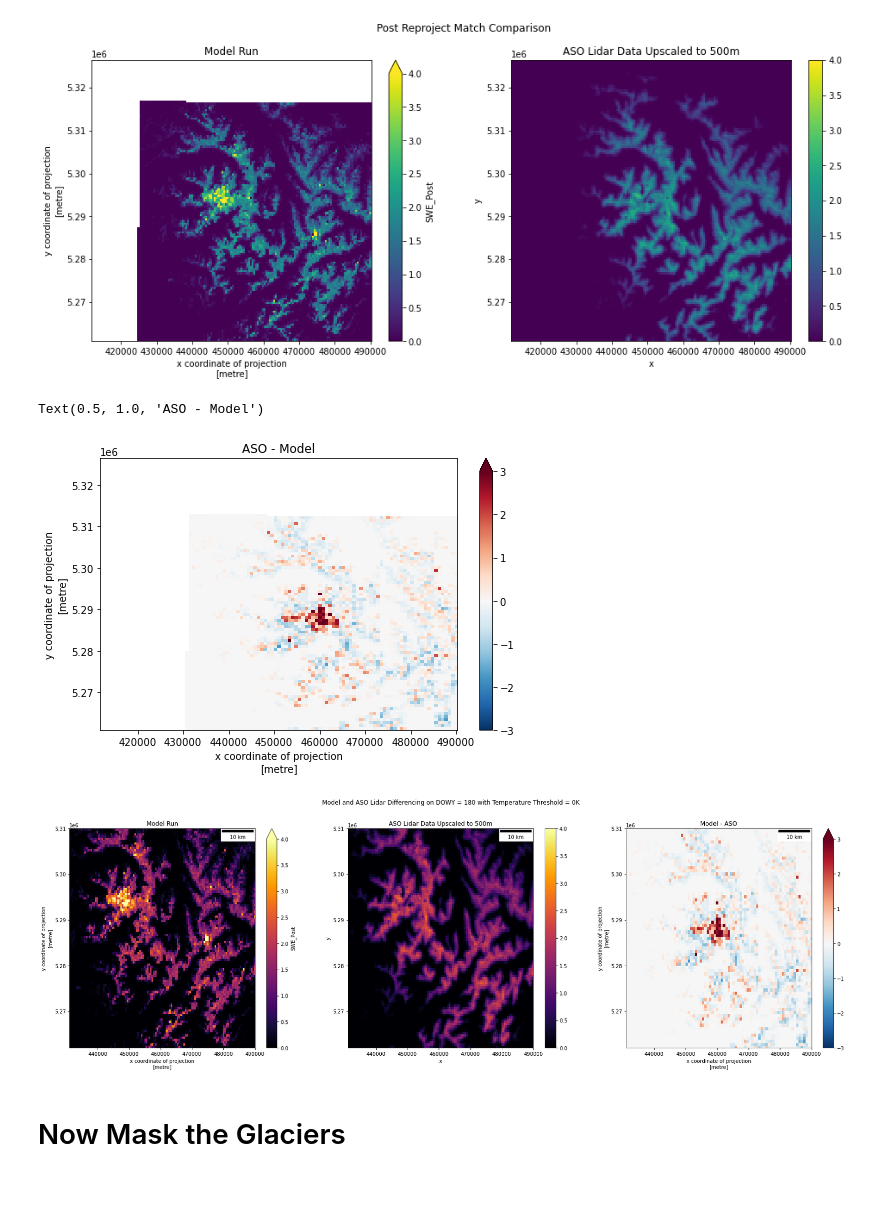
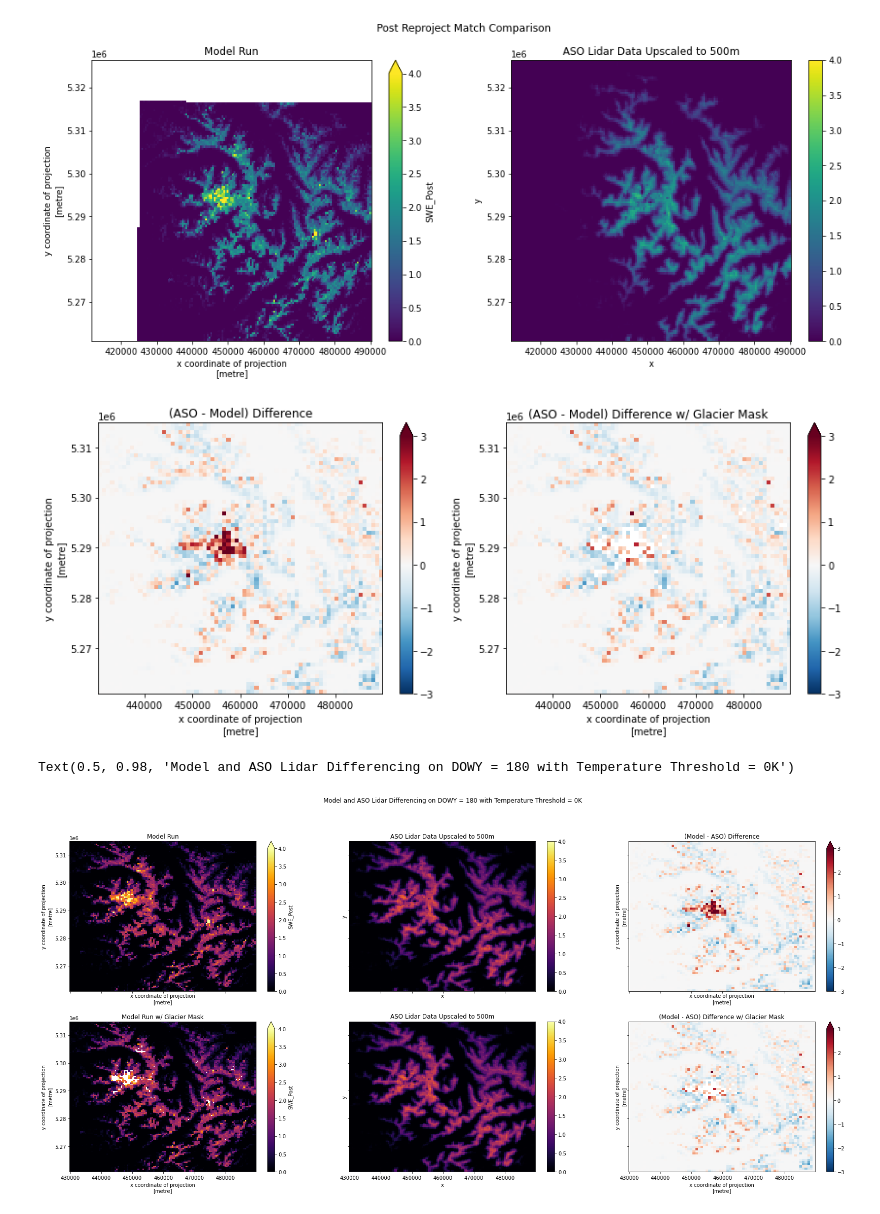
Before and after one commit to bessoh2/SnowHydro, a Jupyter notebook: masking_glaciers_comparison_and_difference.ipynb, the cells around one changed output. Cells and saved outputs as stored; diff of their text form; code cells hidden in the pictures; blank space fills up the shorter version.

Commit message:
fix issue with glacier masking alignment

```diff
--- a/masking_glaciers_comparison_and_difference.ipynb
+++ b/masking_glaciers_comparison_and_difference.ipynb
@@ -55,8 +58,13 @@ f.suptitle('Pre Reproject Match Comparison')
 # %% [output]
 Text(0.5, 0.98, 'Pre Reproject Match Comparison')
 [figure]
+# %%
+# mask out glaciers
+glaciers_gdf = gpd.read_file('data/Glacier_shapefiles/glims_polygons.shp')
+model_clipped = model_ds.rio.clip(glaciers_gdf.geometry.apply(mapping), glaciers_gdf.crs, drop=False,invert=True) # set invert True when looking at NON-glaciers
 # %%
 # reprojecting
+model_reproject_glacma = model_clipped.rio.reproject_match(ASO_500m_ds)
 model_reproject = model_ds.rio.reproject_match(ASO_500m_ds)
 # %%
 # post projection comparison
@@ -75,26 +80,41 @@ difference = model_reproject - ASO_500m_ds
+# %%
+# difference
+model_reproject = model_reproject.sel(x=slice(4.3e5,4.9e5),y=slice(5.315e6,5.26e6))
+model_reproject_glacma = model_reproject_glacma.sel(x=slice(4.3e5,4.9e5),y=slice(5.315e6,5.26e6))
+ASO_500m_ds = ASO_500m_ds.sel(x=slice(4.3e5,4.9e5),y=slice(5.315e6,5.26e6))
+difference =  model_reproject - ASO_500m_ds
+difference_glacma =  model_reproject_glacma - ASO_500m_ds
 # %%
 # show difference
-f, ax = plt.subplots(figsize=(8,5))
-difference.squeeze().plot.imshow(ax=ax,vmin=-3,vmax=3,cmap='RdBu_r')
-ax.set_title('ASO - Model')
+f, ax = plt.subplots(1,2,figsize=(12,5))
+difference.squeeze().plot.imshow(ax=ax[0],vmin=-3,vmax=3,cmap='RdBu_r',interpolation='none')
+difference_glacma.squeeze().plot.imshow(ax=ax[1],vmin=-3,vmax=3,cmap='RdBu_r',interpolation='none')
+ax[0].set_title('(ASO - Model) Difference')
+ax[1].set_title('(ASO - Model) Difference w/ Glacier Mask')
+plt.tight_layout()
 # %% [output]
-Text(0.5, 1.0, 'ASO - Model')
-[figure, old version]
+[figure, new version]
 # %%
 # plot differencing
-f, ax = plt.subplots(1,3,figsize=(28,8))
-model_reproject.plot(ax=ax[0],vmin=0,vmax=4,cmap='inferno')
-ax[0].set_title('Model Run')
-ASO_500m_ds.plot(ax=ax[1],vmin=0,vmax=4,cmap='inferno')
-ax[1].set_title('ASO Lidar Data Upscaled to 500m')
-difference.squeeze().plot.imshow(ax=ax[2],vmin=-3,vmax=3,cmap='RdBu_r')
-ax[2].set_title('Model - ASO')
+f, ax = plt.subplots(2,3,figsize=(28,12),sharex=True,sharey=True)
+model_reproject.plot(ax=ax[0,0],vmin=0,vmax=4,cmap='inferno')
+ax[0,0].set_title('Model Run')
+ASO_500m_ds.plot(ax=ax[0,1],vmin=0,vmax=4,cmap='inferno')
+ax[0,1].set_title('ASO Lidar Data Upscaled to 500m')
+difference.squeeze().plot.imshow(ax=ax[0,2],vmin=-3,vmax=3,cmap='RdBu_r')
+ax[0,2].set_title('(Model - ASO) Difference')
+
+model_reproject_glacma.plot(ax=ax[1,0],vmin=0,vmax=4,cmap='inferno')
+ax[1,0].set_title('Model Run w/ Glacier Mask')
+ASO_500m_ds.plot(ax=ax[1,1],vmin=0,vmax=4,cmap='inferno')
+ax[1,1].set_title('ASO Lidar Data Upscaled to 500m')
+difference_glacma.squeeze().plot.imshow(ax=ax[1,2],vmin=-3,vmax=3,cmap='RdBu_r')
+ax[1,2].set_title('(Model - ASO) Difference w/ Glacier Mask')
 f.suptitle(f'Model and ASO Lidar Differencing on DOWY = {day_num} with Temperature Threshold = {threshold}K')
-for i in range(len(ax)):
-    ax[i].set_xlim([431000, 490000])
-    ax[i].set_ylim([5.262e6, 5.31e6])
-    ax[i].add_artist(ScaleBar(1.0))
+#for i in range(len(ax)):
+#    ax[i].set_xlim([431000, 490000])
+#    ax[i].set_ylim([5.262e6, 5.31e6])
+#    ax[i].add_artist(ScaleBar(1.0))
 # %% [output]
+Text(0.5, 0.98, 'Model and ASO Lidar Differencing on DOWY = 180 with Temperature Threshold = 0K')
-[figure, old version]
+[figure, new version]
-# %% [markdown]
-# Now Mask the Glaciers
```
Also changed, not shown: parts of 6 cells of this notebook.
